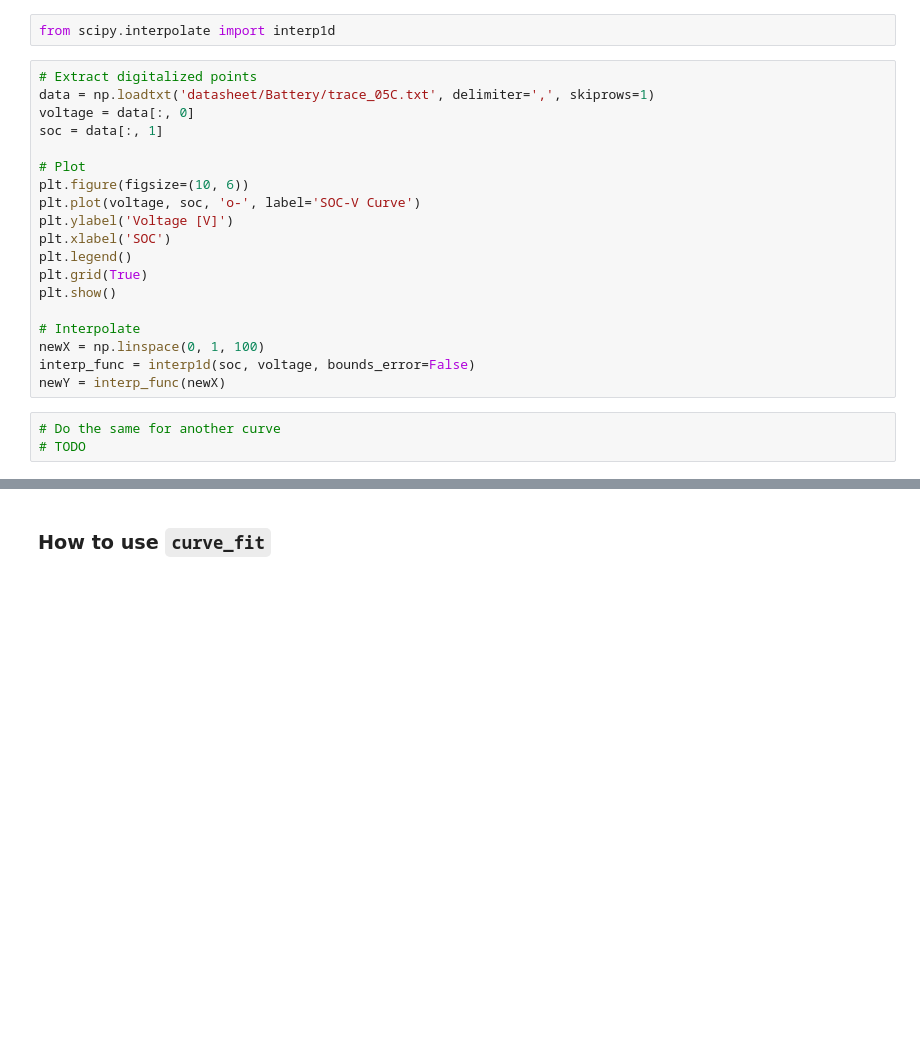
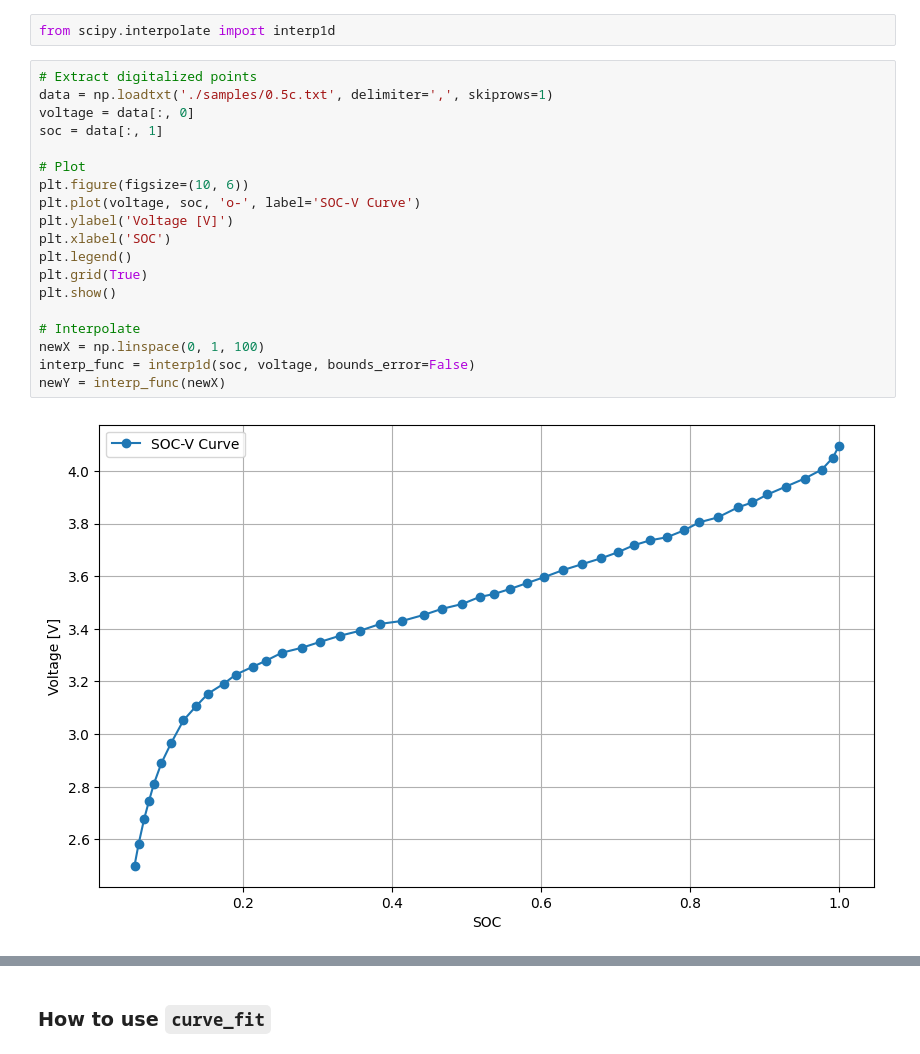
Before and after one commit to Chenya7008/EMIOT_Labs, a Jupyter notebook: lab3/lab3.ipynb, the cells around one changed output, grey strips where cells are left out. Cells and saved outputs as stored; diff of their text form; blank space fills up the shorter version.

Commit message:
update: part2 battery model

```diff
--- a/lab3/lab3.ipynb
+++ b/lab3/lab3.ipynb
@@ -197,23 +196,22 @@ Max Power: 0.0728
 from scipy.interpolate import interp1d
 # %%
 # Extract digitalized points
-data = np.loadtxt('datasheet/Battery/trace_05C.txt', delimiter=',', skiprows=1)
+data = np.loadtxt('./samples/0.5c.txt', delimiter=',', skiprows=1)
 voltage = data[:, 0]
 soc = data[:, 1]
 
 # Plot
 plt.figure(figsize=(10, 6))
 plt.plot(voltage, soc, 'o-', label='SOC-V Curve')
 plt.ylabel('Voltage [V]')
 plt.xlabel('SOC')
 plt.legend()
 plt.grid(True)
 plt.show()
 
 # Interpolate
 newX = np.linspace(0, 1, 100)
 interp_func = interp1d(soc, voltage, bounds_error=False)
 newY = interp_func(newX)
+# %% [output]
+[figure, added]
-# %%
-# Do the same for another curve
-# TODO
```
Also changed, not shown: parts of 3 cells of this notebook, 2 other files.
